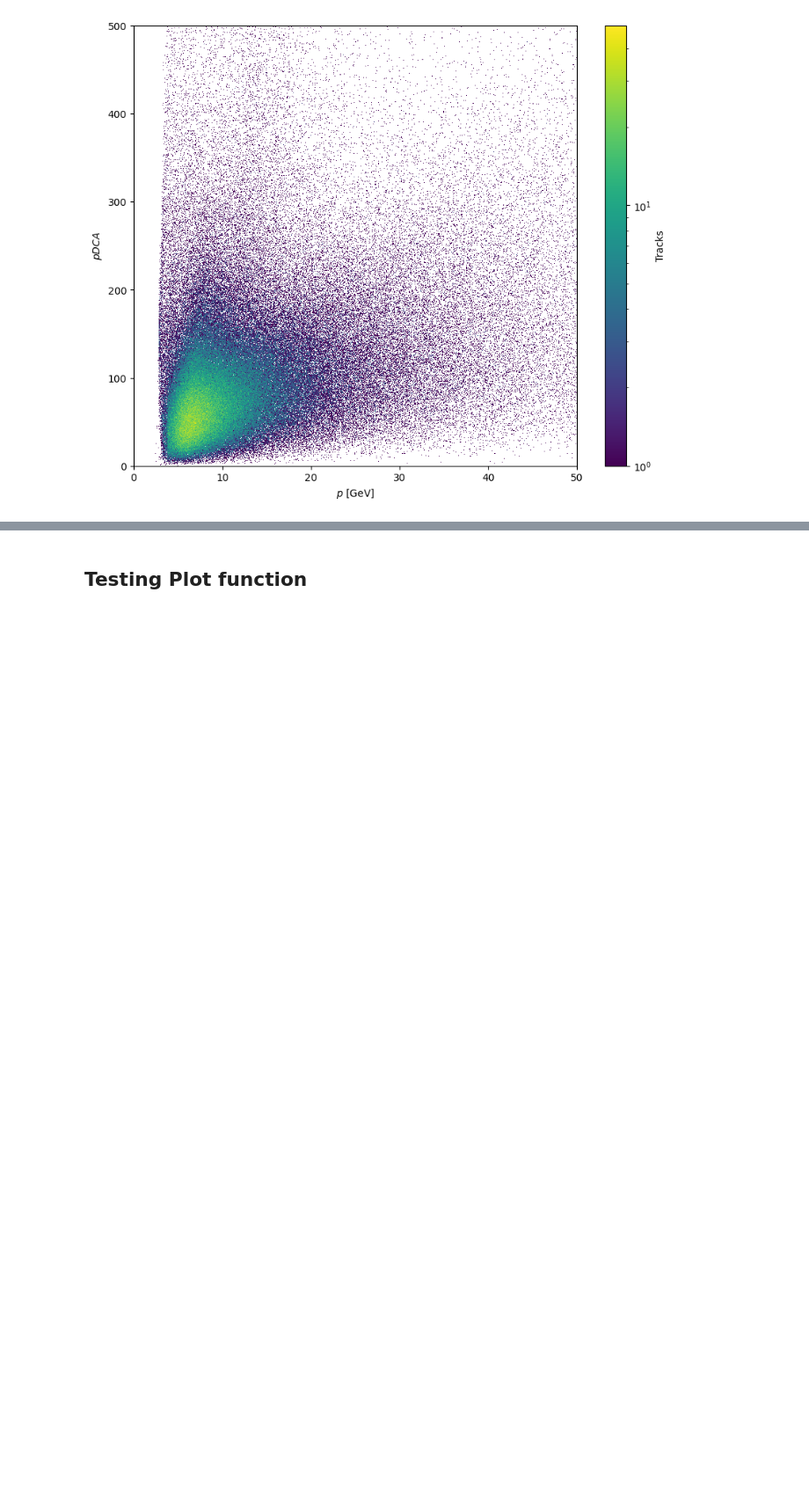
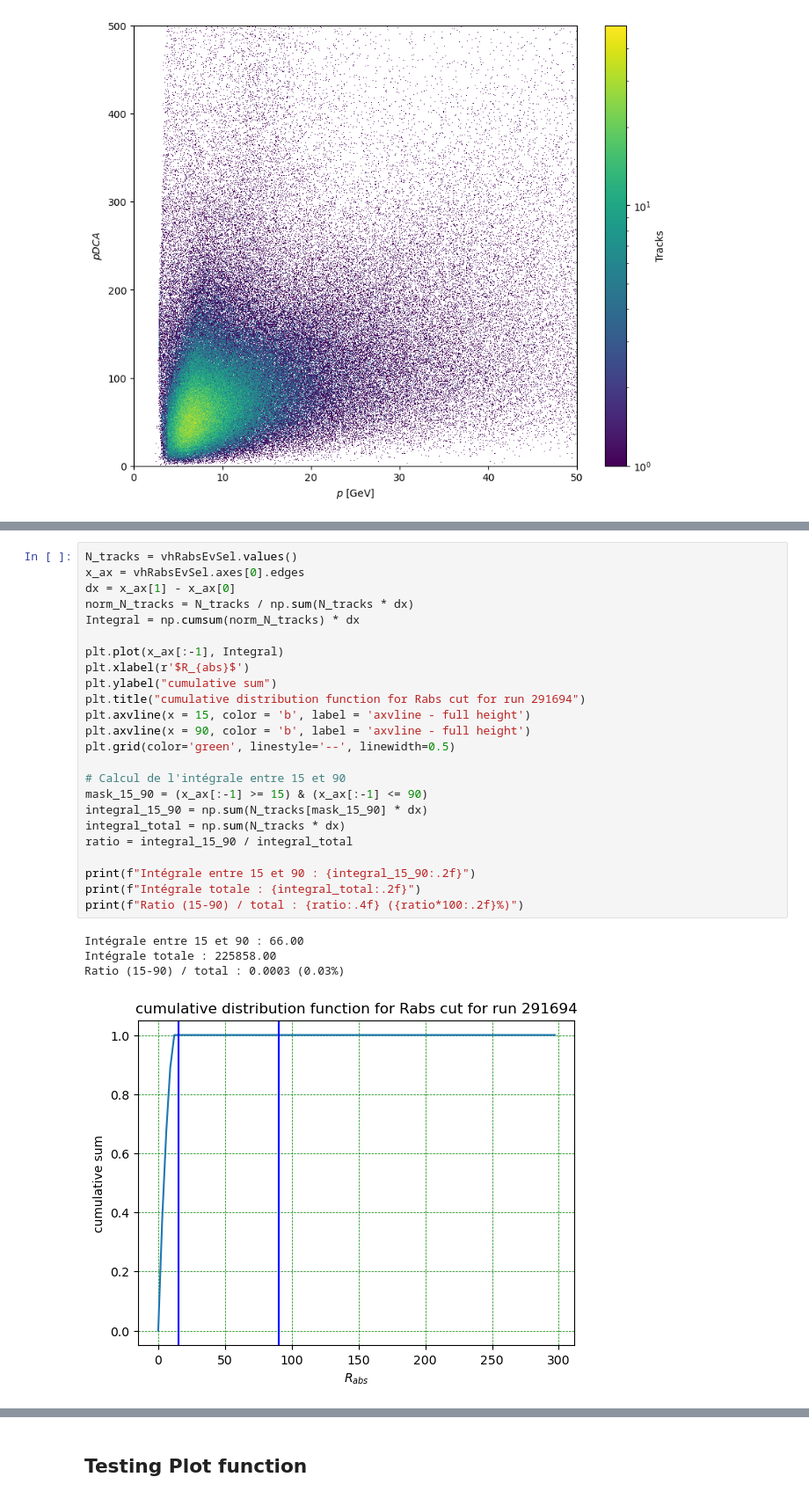
Before and after one commit to 00Goldy/qqbar2mumu-2025, a Jupyter notebook: notebooks/DATA/Data_Checks.ipynb, the cells around one changed output, grey strips where cells are left out. Shown at 88% size. Saved outputs shown, nothing was run; the diff lists cells and outputs as text; blank space fills up the shorter version.

```diff
--- a/notebooks/DATA/Data_Checks.ipynb
+++ b/notebooks/DATA/Data_Checks.ipynb
@@ -240,0 +264,29 @@ plt.show()
+# %%
+N_tracks = vhRabsEvSel.values()
+x_ax = vhRabsEvSel.axes[0].edges
+dx = x_ax[1] - x_ax[0]
+norm_N_tracks = N_tracks / np.sum(N_tracks * dx)
+Integral = np.cumsum(norm_N_tracks) * dx
+
+plt.plot(x_ax[:-1], Integral)
+plt.xlabel(r'$R_{abs}$')
+plt.ylabel("cumulative sum")
+plt.title("cumulative distribution function for Rabs cut for run 291694")
+plt.axvline(x = 15, color = 'b', label = 'axvline - full height')
+plt.axvline(x = 90, color = 'b', label = 'axvline - full height')
+plt.grid(color='green', linestyle='--', linewidth=0.5)
+
+# Calcul de l'intégrale entre 15 et 90
+mask_15_90 = (x_ax[:-1] >= 15) & (x_ax[:-1] <= 90)
+integral_15_90 = np.sum(N_tracks[mask_15_90] * dx)
+integral_total = np.sum(N_tracks * dx)
+ratio = integral_15_90 / integral_total
+
+print(f"Intégrale entre 15 et 90 : {integral_15_90:.2f}")
+print(f"Intégrale totale : {integral_total:.2f}")
+print(f"Ratio (15-90) / total : {ratio:.4f} ({ratio*100:.2f}%)")
+# %% [output]
+Intégrale entre 15 et 90 : 66.00
+Intégrale totale : 225858.00
+Ratio (15-90) / total : 0.0003 (0.03%)
+[figure, added]
```
Also changed, not shown: parts of 13 cells of this notebook.
